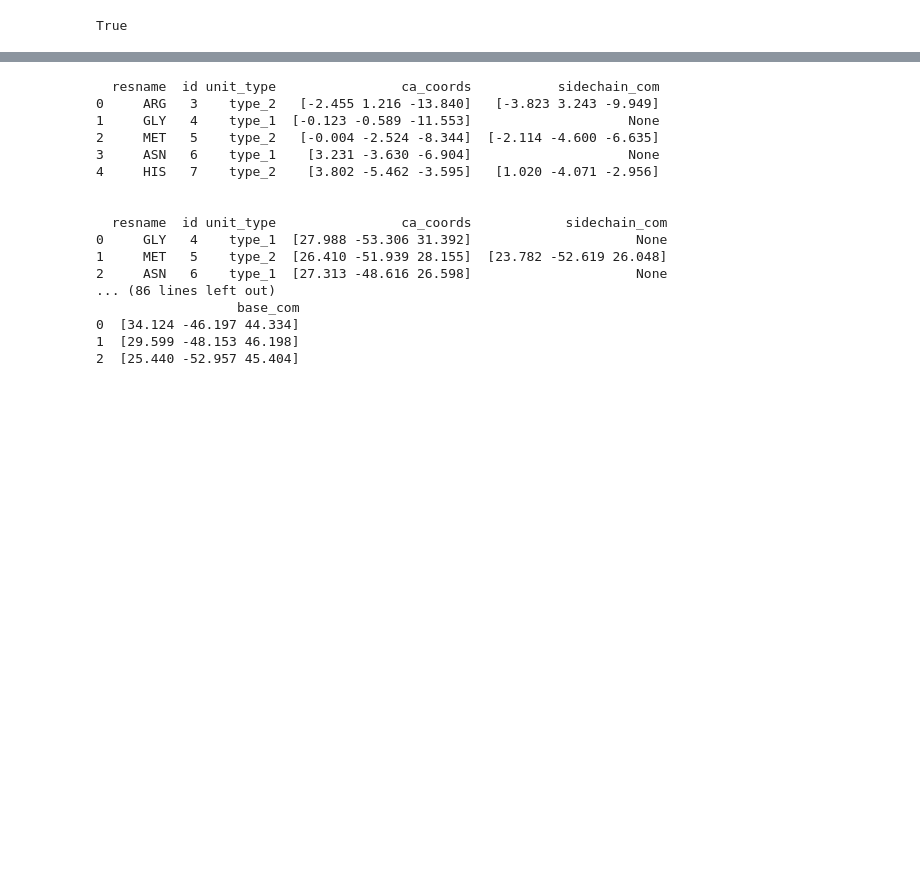
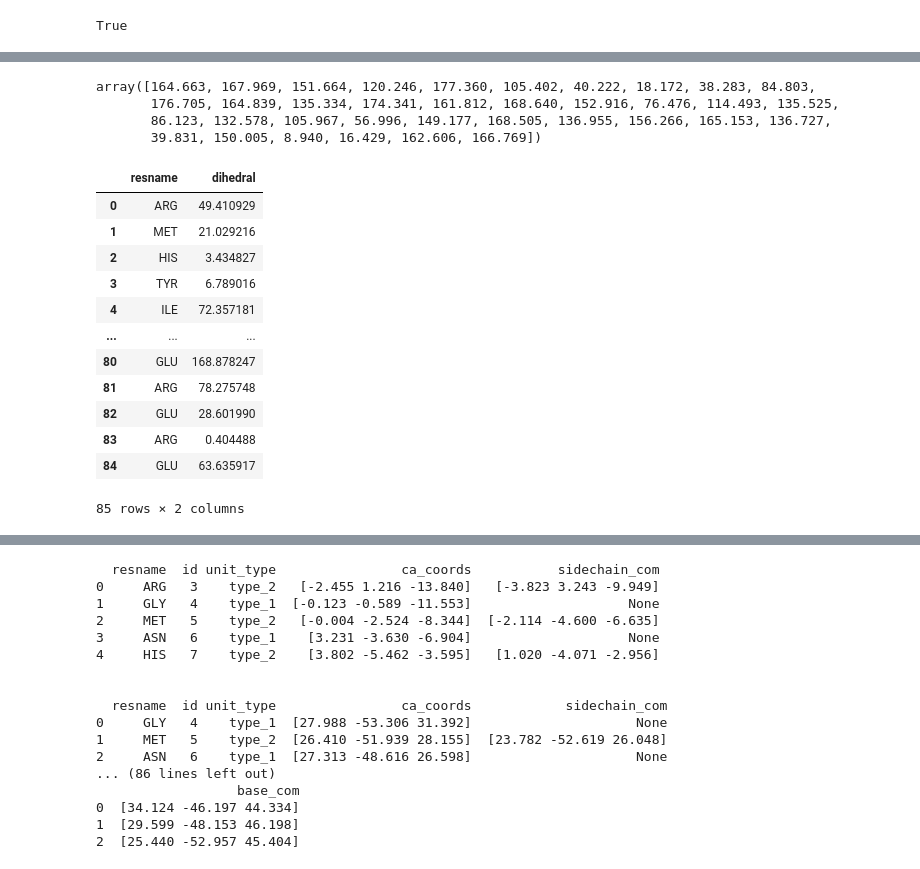
Before and after one commit to M4Marvin/Dissertation-MS, a Jupyter notebook: ClassTests.ipynb, the cells around one changed output, grey strips where cells are left out. Saved outputs shown, nothing was run; the diff lists cells and outputs as text; code cells hidden in the pictures; blank space fills up the shorter version.

```diff
--- a/ClassTests.ipynb
+++ b/ClassTests.ipynb
@@ -83,0 +163,25 @@ Number of units: 3
+# %%
+df_sbbs = chain1.get_sbbs_dihedrals()
+df_sbbs
+# %% [output]
+array([164.663, 167.969, 151.664, 120.246, 177.360, 105.402, 40.222, 18.172, 38.283, 84.803,
+       176.705, 164.839, 135.334, 174.341, 161.812, 168.640, 152.916, 76.476, 114.493, 135.525,
+       86.123, 132.578, 105.967, 56.996, 149.177, 168.505, 136.955, 156.266, 165.153, 136.727,
+       39.831, 150.005, 8.940, 16.429, 162.606, 166.769])
+# %%
+df_sbbb = chain1.get_sbbb_dihedrals()
+df_sbbb
+# %% [output]
+|  | resname | dihedral |
+| 0 | ARG | 49.410929 |
+| 1 | MET | 21.029216 |
+| 2 | HIS | 3.434827 |
+| 3 | TYR | 6.789016 |
+| 4 | ILE | 72.357181 |
+| ... | ... | ... |
+| 80 | GLU | 168.878247 |
+| 81 | ARG | 78.275748 |
+| 82 | GLU | 28.601990 |
+| 83 | ARG | 0.404488 |
+| 84 | GLU | 63.635917 |
+85 rows × 2 columns
```
Also changed, not shown: parts of 16 cells of this notebook, 5 other files.
